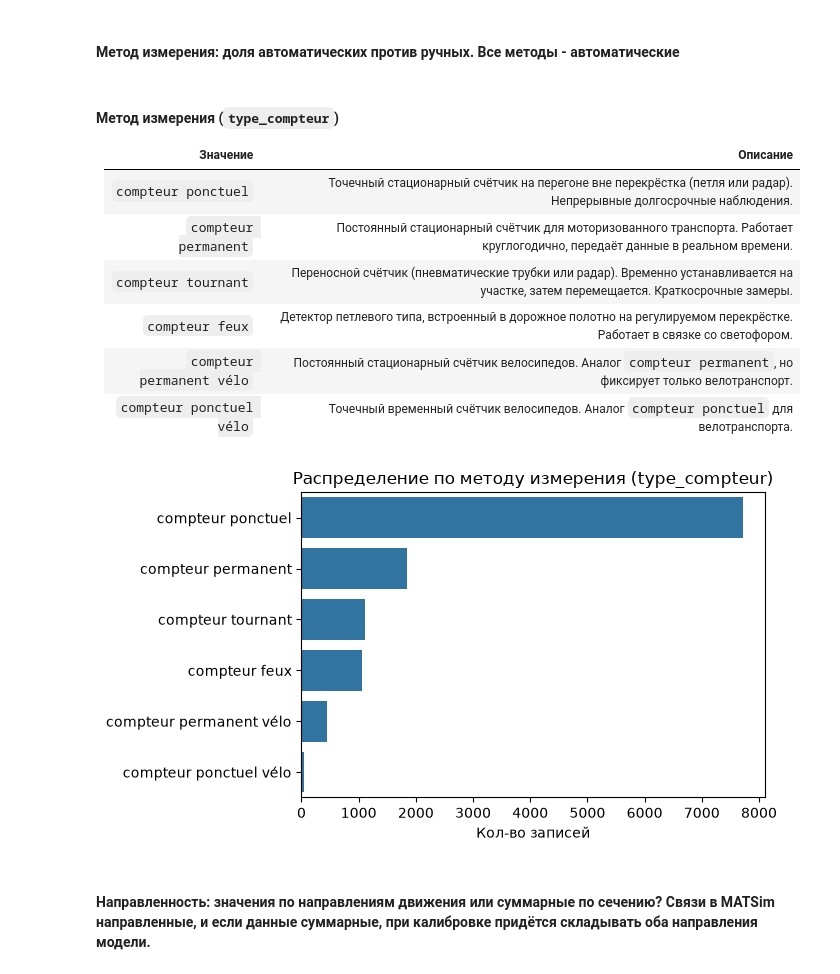
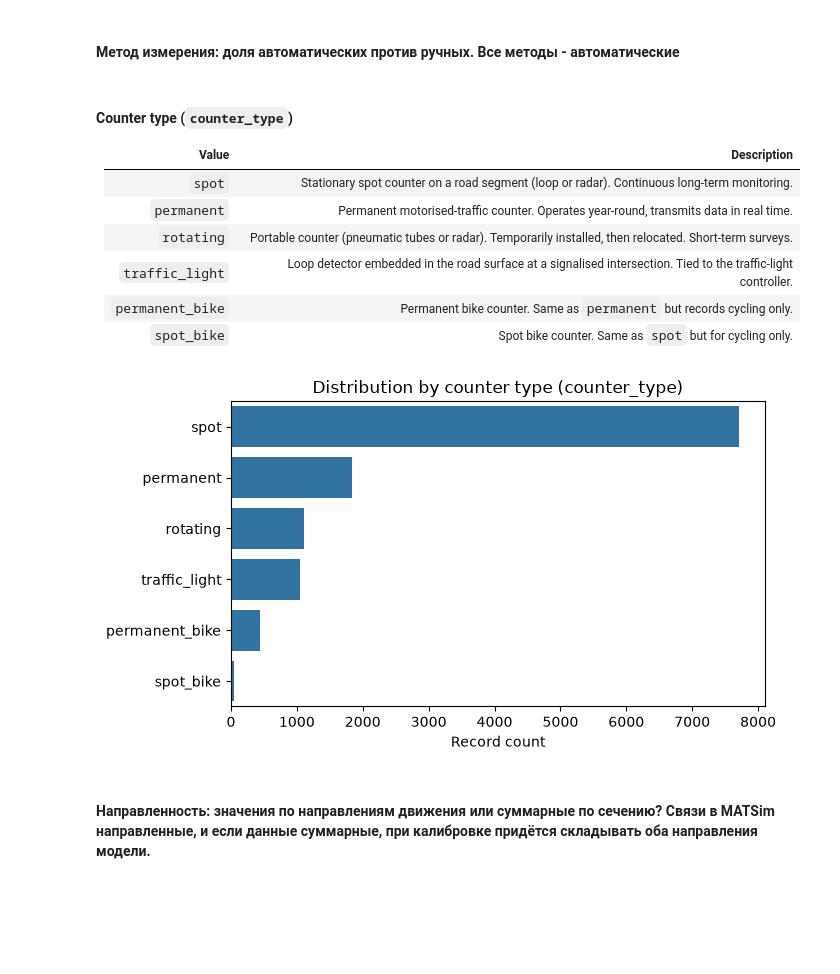
Before and after one commit to Artyom112/matsim-analysis, a Jupyter notebook: data_audit.ipynb, the cells around one changed output. Cells and saved outputs as stored; diff of their text form; code cells hidden in the pictures; blank space fills up the shorter version.

```diff
--- a/data_audit.ipynb
+++ b/data_audit.ipynb
@@ -410,27 +636,27 @@ data[data["osm_id"] == 7984344]
 # %% [markdown]
 #### Метод измерения: доля автоматических против ручных. Все методы - автоматические
 # %% [markdown]
-#### Метод измерения (`type_compteur`)
+#### Counter type (`counter_type`)
 
-| Значение | Описание |
+| Value | Description |
 |---|---|
-| `compteur ponctuel` | Точечный стационарный счётчик на перегоне вне перекрёстка (петля или радар). Непрерывные долгосрочные наблюдения. |
-| `compteur permanent` | Постоянный стационарный счётчик для моторизованного транспорта. Работает круглогодично, передаёт данные в реальном времени. |
-| `compteur tournant` | Переносной счётчик (пневматические трубки или радар). Временно устанавливается на участке, затем перемещается. Краткосрочные замеры. |
-| `compteur feux` | Детектор петлевого типа, встроенный в дорожное полотно на регулируемом перекрёстке. Работает в связке со светофором. |
-| `compteur permanent vélo` | Постоянный стационарный счётчик велосипедов. Аналог `compteur permanent`, но фиксирует только велотранспорт. |
-| `compteur ponctuel vélo` | Точечный временный счётчик велосипедов. Аналог `compteur ponctuel` для велотранспорта. |
+| `spot` | Stationary spot counter on a road segment (loop or radar). Continuous long-term monitoring. |
+| `permanent` | Permanent motorised-traffic counter. Operates year-round, transmits data in real time. |
+| `rotating` | Portable counter (pneumatic tubes or radar). Temporarily installed, then relocated. Short-term surveys. |
+| `traffic_light` | Loop detector embedded in the road surface at a signalised intersection. Tied to the traffic-light controller. |
+| `permanent_bike` | Permanent bike counter. Same as `permanent` but records cycling only. |
+| `spot_bike` | Spot bike counter. Same as `spot` but for cycling only. |
 # %%
 plt.figure(figsize=(7, 4))
-order = data["type_compteur"].value_counts().index
-sns.countplot(data=data, y="type_compteur", order=order)
-plt.xlabel("Кол-во записей")
+order = data["counter_type"].value_counts().index
+sns.countplot(data=data, y="counter_type", order=order)
+plt.xlabel("Record count")
 plt.ylabel("")
-plt.title("Распределение по методу измерения (type_compteur)")
+plt.title("Distribution by counter type (counter_type)")
 plt.tight_layout()
 plt.show()
 # %% [output]
-[figure, old version]
+[figure, new version]
 # %% [markdown]
 #### Направленность: значения по направлениям движения или суммарные по сечению? Связи в MATSim направленные, и если данные суммарные, при калибровке придётся складывать оба направления модели.
 # %% [markdown]
```
Also changed, not shown: parts of 28 cells of this notebook.
